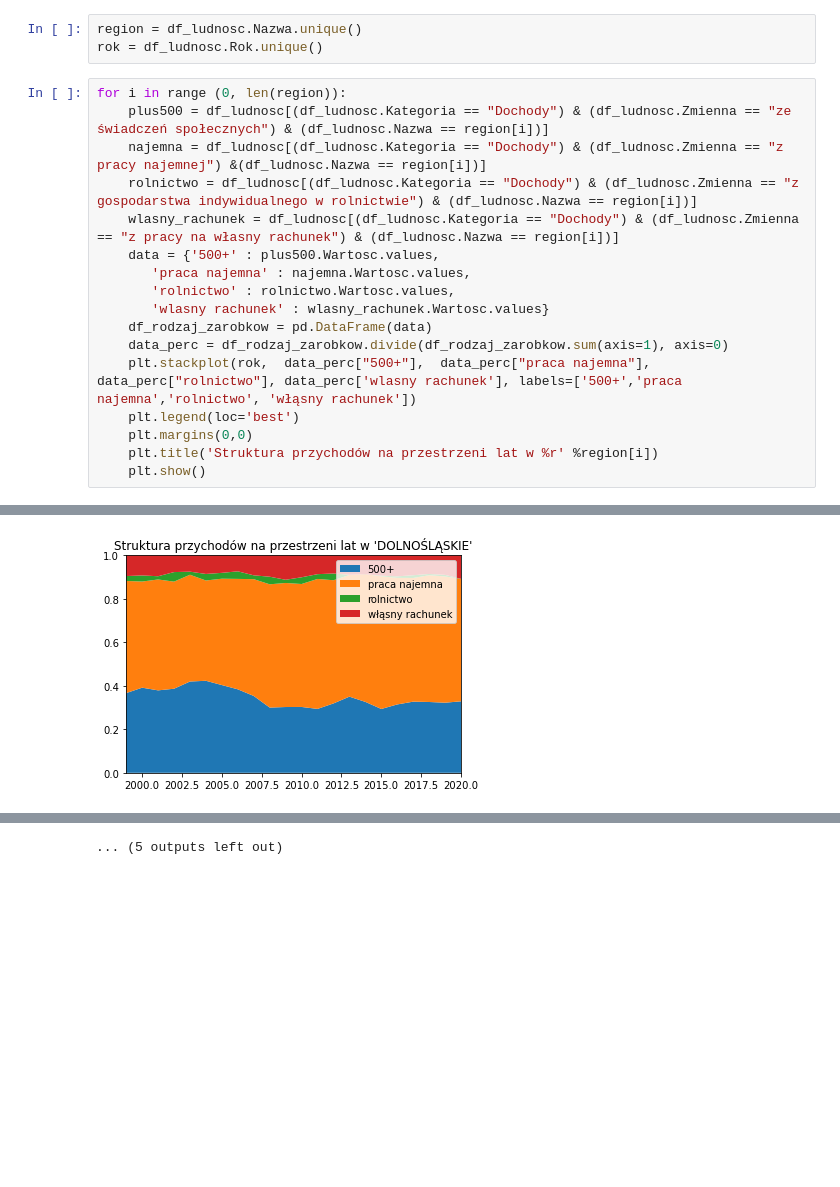
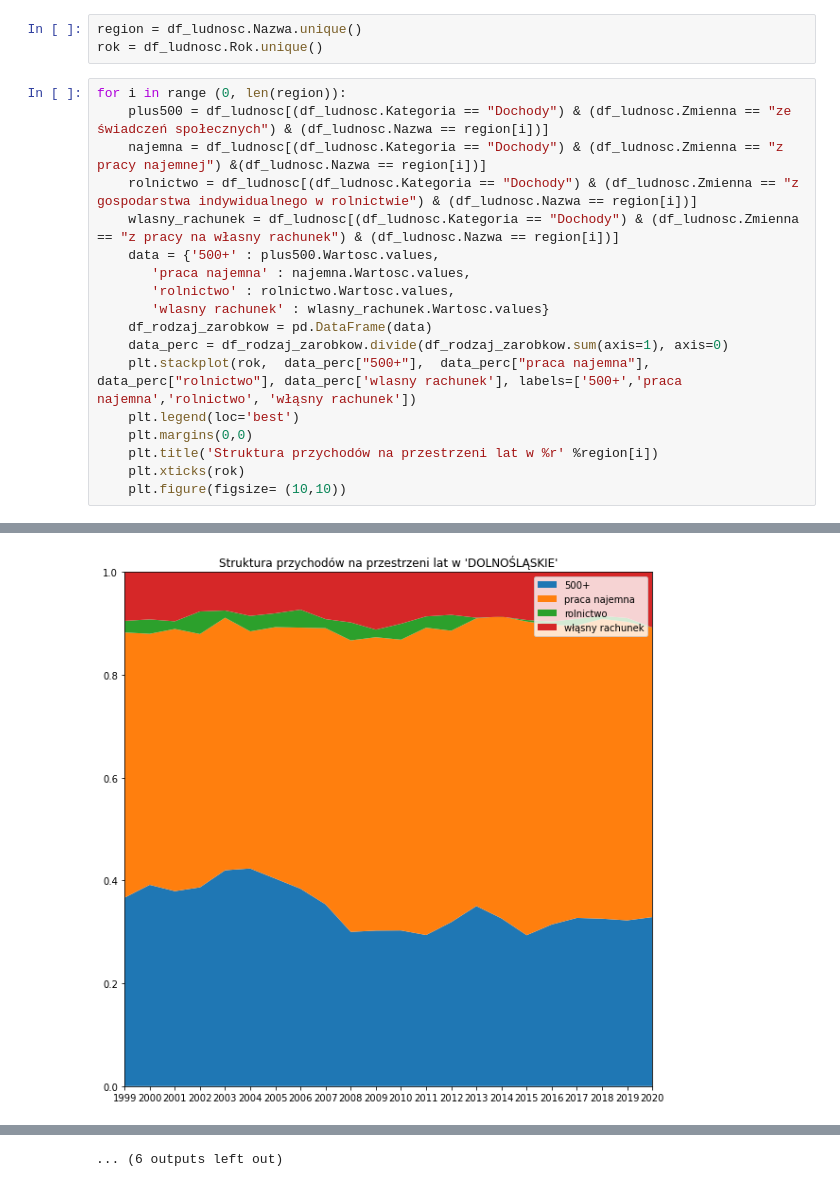
Before and after one commit to pjatk-boys/Projekt_EWD, a Jupyter notebook: Income_structure_over_years.ipynb, the cells around one changed output, grey strips where cells are left out. Saved outputs shown, nothing was run; the diff lists cells and outputs as text; blank space fills up the shorter version.

```diff
--- a/Income_structure_over_years.ipynb
+++ b/Income_structure_over_years.ipynb
@@ -41,5 +41,6 @@ for i in range (0, len(region)):
     plt.legend(loc='best')
     plt.margins(0,0)
     plt.title('Struktura przychodów na przestrzeni lat w %r' %region[i])
-    plt.show()
+    plt.xticks(rok)
+    plt.figure(figsize= (10,10))
 # %% [output]
@@ -47 +48 @@ for i in range (0, len(region)):
-[figure, old version]
+[figure, new version]
@@ -58,4 +59,4 @@ for i in range (0, len(region)):
-... (5 outputs left out)
+... (6 outputs left out)
 # %%
 for i in range (0, len(region)):
     plus500 = df_ludnosc[(df_ludnosc.Kategoria == "Dochody") & (df_ludnosc.Zmienna == "ze świadczeń społecznych") & (df_ludnosc.Nazwa == region[i])]
```
Also changed, not shown: parts of 3 cells of this notebook.
